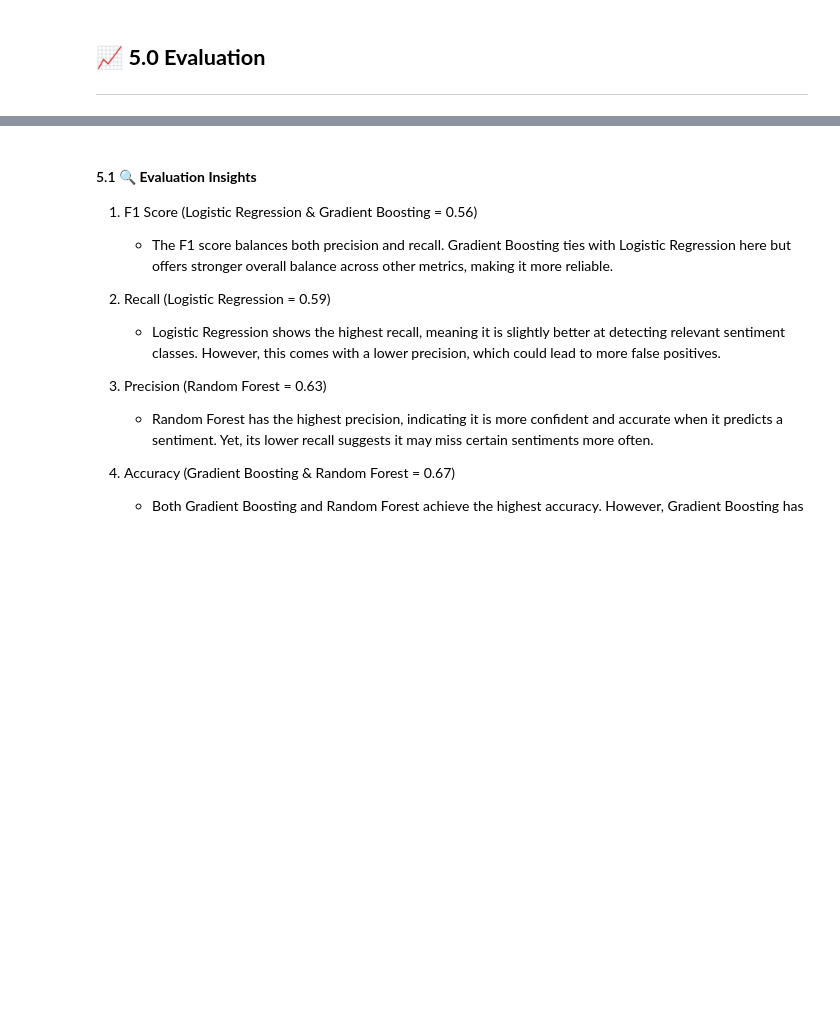
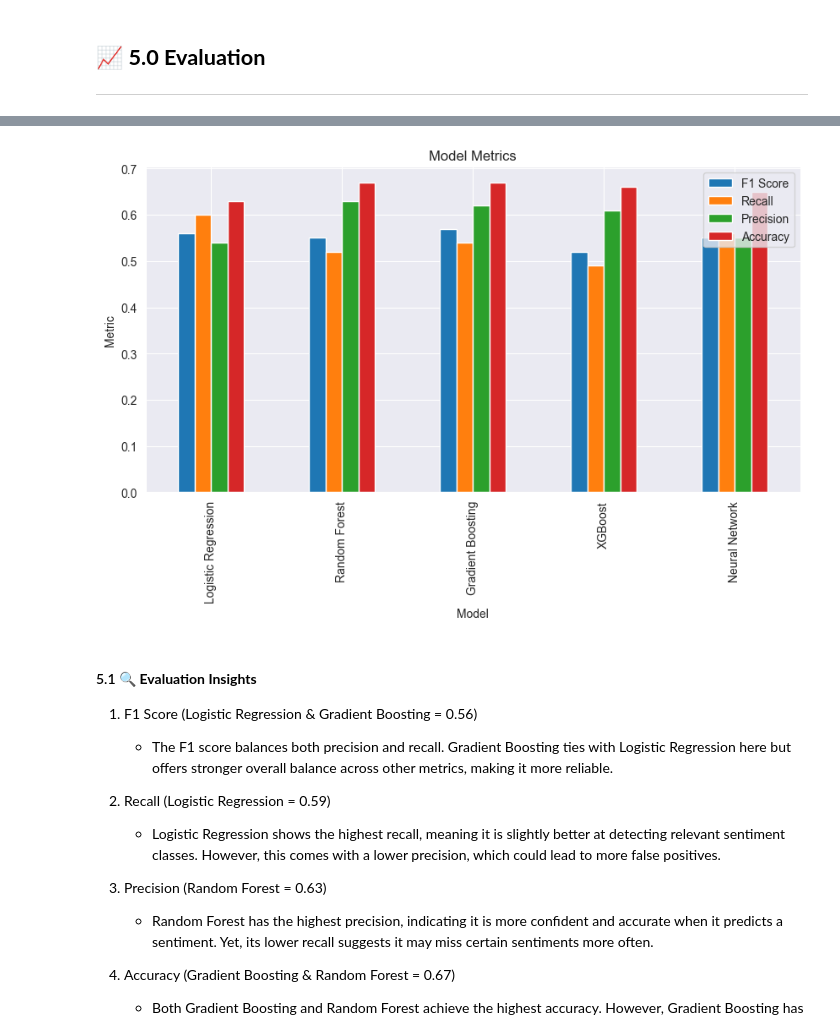
Before and after one commit to Patoh254code/product_brand_sentiment_analysis, a Jupyter notebook: index.ipynb, the cells around one changed output, grey strips where cells are left out. Cells and saved outputs as stored; diff of their text form; code cells hidden in the pictures; blank space fills up the shorter version.

```diff
--- a/index.ipynb
+++ b/index.ipynb
@@ -966,3 +966,12 @@ metrics_df.head()
+# %%
+# Visualize Models Metric Perfomance
+metrics_df.plot(kind="bar",x="Model",figsize=(10,5))
+plt.title("Model Metrics")
+plt.xlabel("Model")
+plt.ylabel("Metric")
+plt.show()
+# %% [output]
+[figure, added]
 # %% [markdown]
 #### 5.1 🔍 **Evaluation Insights**
 1. F1 Score (Logistic Regression & Gradient Boosting = 0.56)
```
Also changed, not shown: parts of 9 cells of this notebook, 5 other files.
